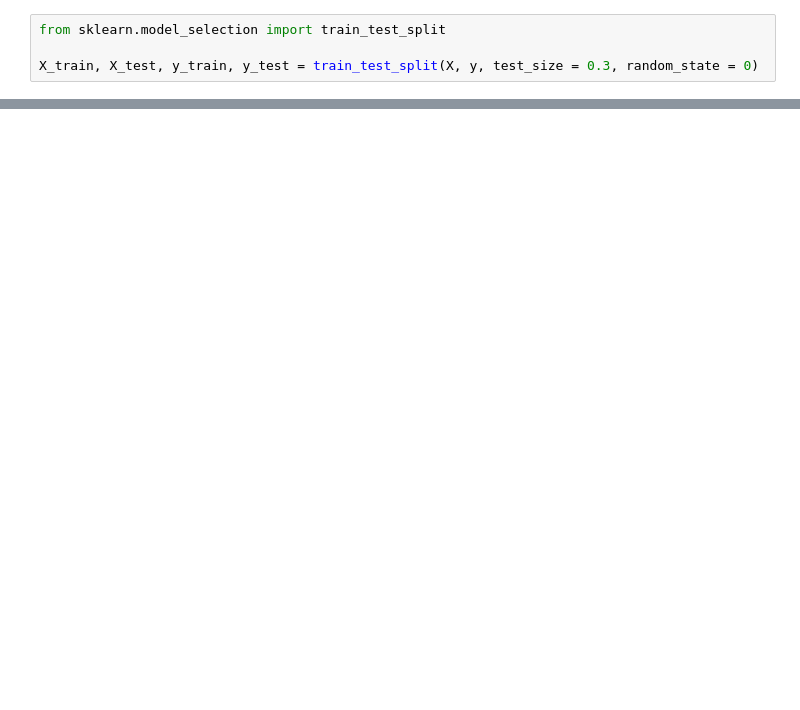
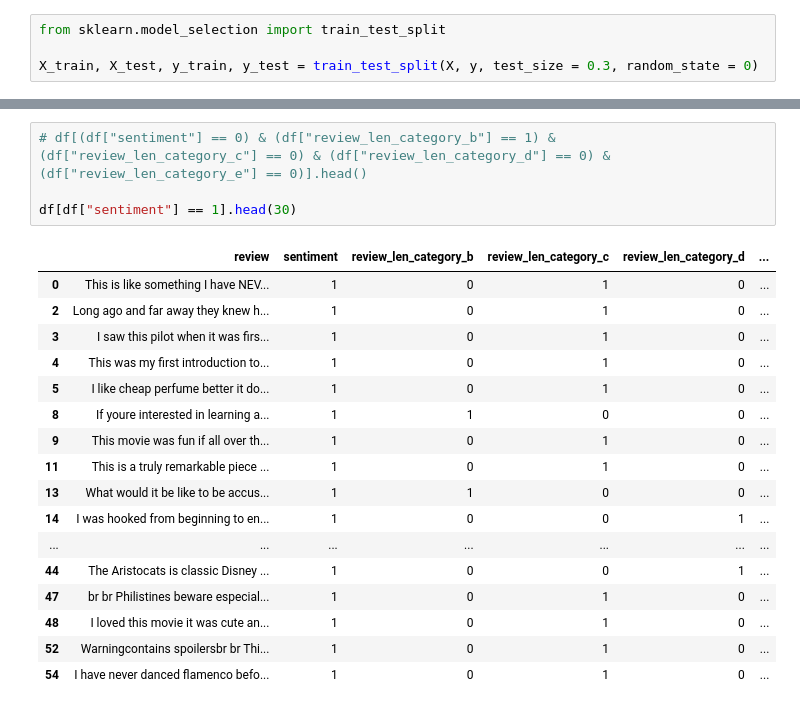
Before and after one commit to ozgur-can/IMDB-Reviews-Sentiment-NLP-Model, a Jupyter notebook: project.ipynb, the cells around one changed output, grey strips where cells are left out. Saved outputs shown, nothing was run; the diff lists cells and outputs as text; blank space fills up the shorter version.

```diff
--- a/project.ipynb
+++ b/project.ipynb
@@ -154 +277,23 @@ Recall:  0.8589909443725744
+# %%
+# df[(df["sentiment"] == 0) & (df["review_len_category_b"] == 1) & (df["review_len_category_c"] == 0) & (df["review_len_category_d"] == 0) & (df["review_len_category_e"] == 0)].head()
+
+df[df["sentiment"] == 1].head(30)
+# %% [output]
+|  | review | sentiment | review_len_category_b | review_len_category_c | review_len_category_d | ... |
+| 0 | This is like something I have NEV... | 1 | 0 | 1 | 0 | ... |
+| 2 | Long ago and far away they knew h... | 1 | 0 | 1 | 0 | ... |
+| 3 | I saw this pilot when it was firs... | 1 | 0 | 1 | 0 | ... |
+| 4 | This was my first introduction to... | 1 | 0 | 1 | 0 | ... |
+| 5 | I like cheap perfume better it do... | 1 | 0 | 1 | 0 | ... |
+| 8 | If youre interested in learning a... | 1 | 1 | 0 | 0 | ... |
+| 9 | This movie was fun if all over th... | 1 | 0 | 1 | 0 | ... |
+| 11 | This is a truly remarkable piece ... | 1 | 0 | 1 | 0 | ... |
+| 13 | What would it be like to be accus... | 1 | 1 | 0 | 0 | ... |
+| 14 | I was hooked from beginning to en... | 1 | 0 | 0 | 1 | ... |
+| ... | ... | ... | ... | ... | ... | ... |
+| 44 | The Aristocats is classic Disney ... | 1 | 0 | 0 | 1 | ... |
+| 47 | br br Philistines beware especial... | 1 | 0 | 1 | 0 | ... |
+| 48 | I loved this movie it was cute an... | 1 | 0 | 1 | 0 | ... |
+| 52 | Warningcontains spoilersbr br Thi... | 1 | 0 | 1 | 0 | ... |
+| 54 | I have never danced flamenco befo... | 1 | 0 | 1 | 0 | ... |
 # %%
```
Also changed, not shown: parts of 24 cells of this notebook.
